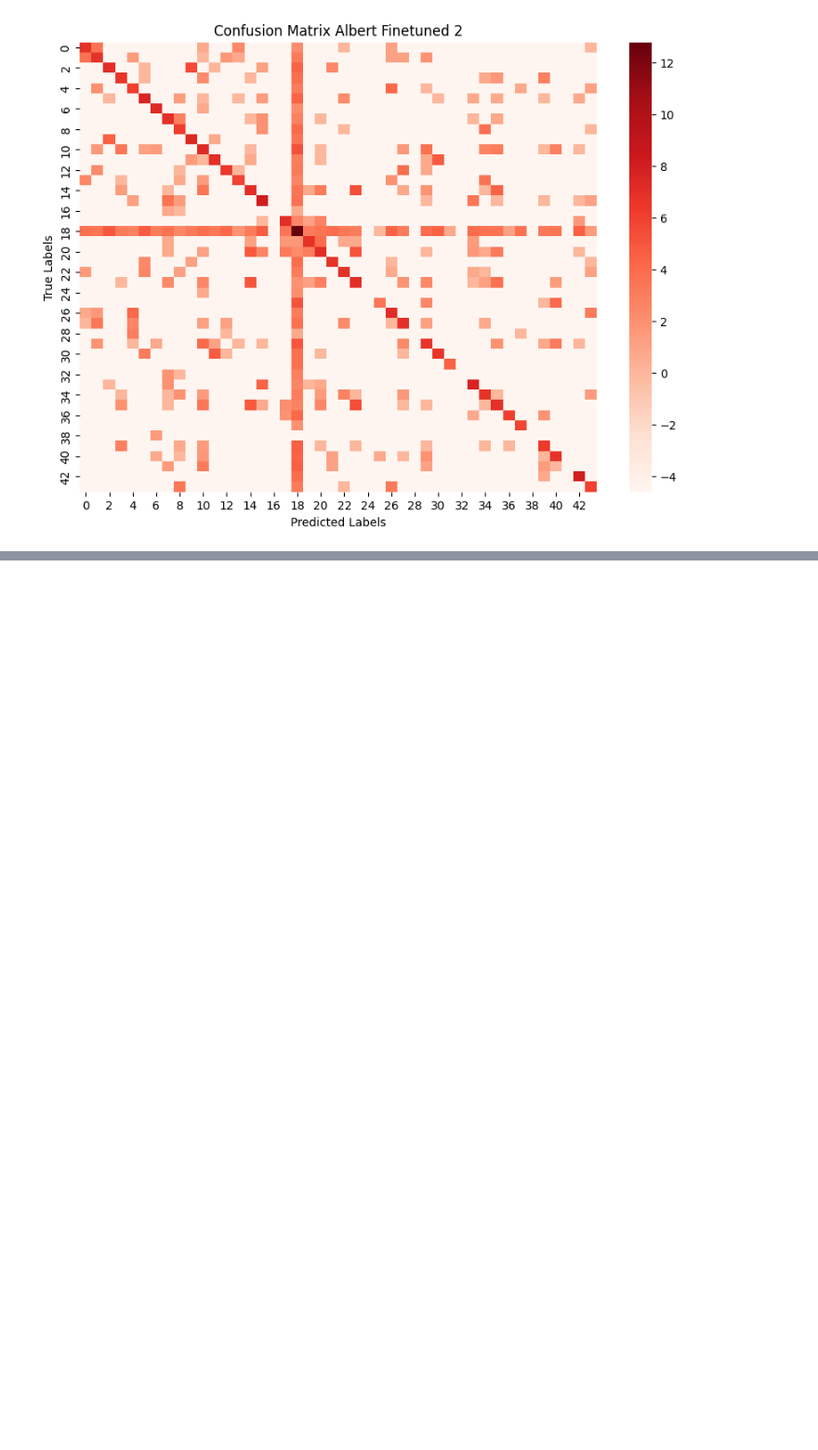
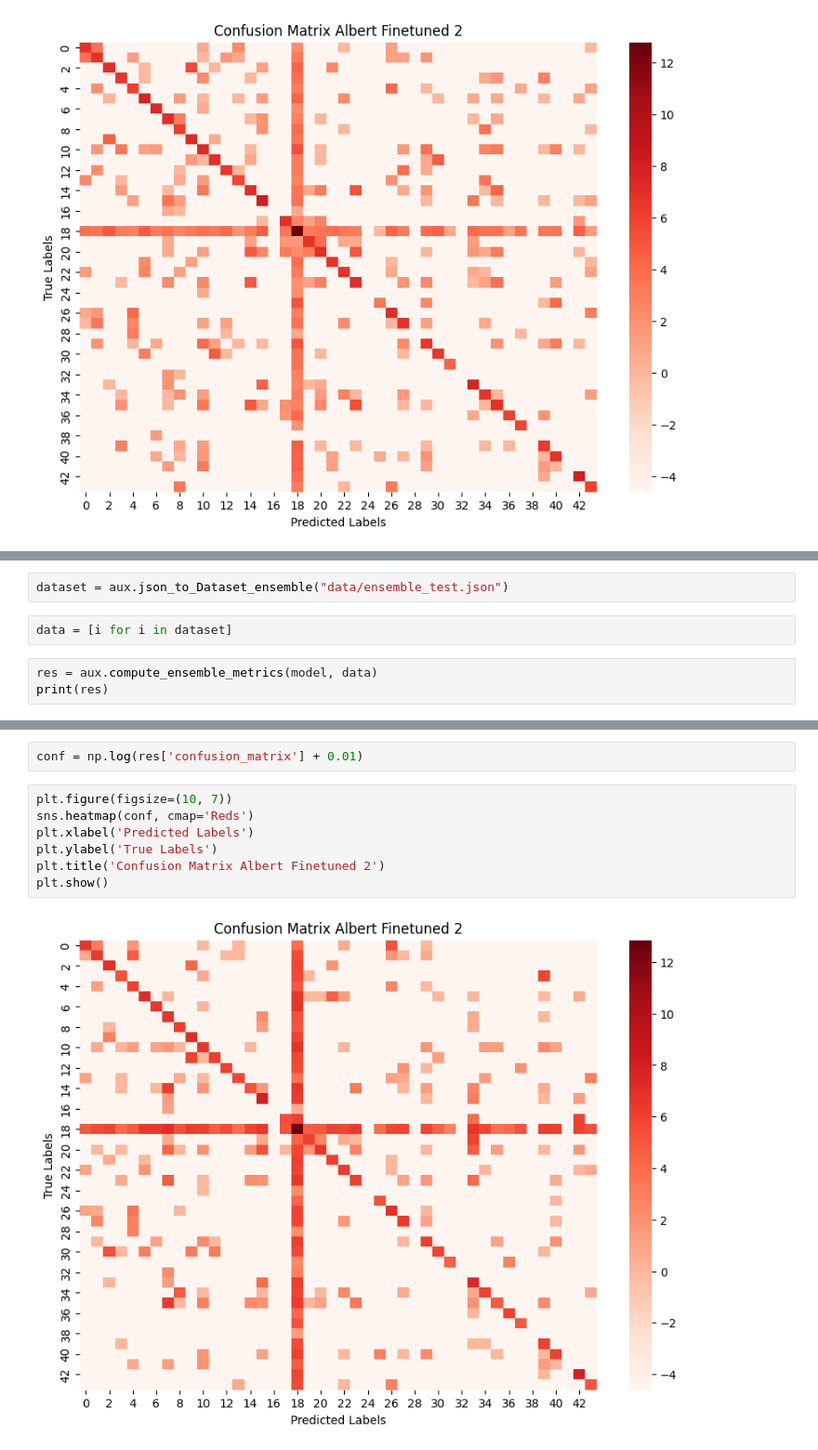
Before and after one commit to andreafabbricatore/pii_detection, a Jupyter notebook: inference.ipynb, the cells around one changed output, grey strips where cells are left out. Shown: that part at 93% size. Saved outputs shown, nothing was run; the diff lists cells and outputs as text; blank space fills up the shorter version.

```diff
--- a/inference.ipynb
+++ b/inference.ipynb
@@ -118,0 +143,7 @@ ALBERT 1
+# %%
+dataset = aux.json_to_Dataset_ensemble("data/ensemble_test.json")
+# %%
+data = [i for i in dataset]
+# %%
+res = aux.compute_ensemble_metrics(model, data)
+print(res)
@@ -118,0 +158,11 @@ ALBERT 1
+# %%
+conf = np.log(res['confusion_matrix'] + 0.01)
+# %%
+plt.figure(figsize=(10, 7))
+sns.heatmap(conf, cmap='Reds')
+plt.xlabel('Predicted Labels')
+plt.ylabel('True Labels')
+plt.title('Confusion Matrix Albert Finetuned 2')
+plt.show()
+# %% [output]
+[figure, added]
```
Also changed, not shown: parts of 6 cells of this notebook, 9 other files.
